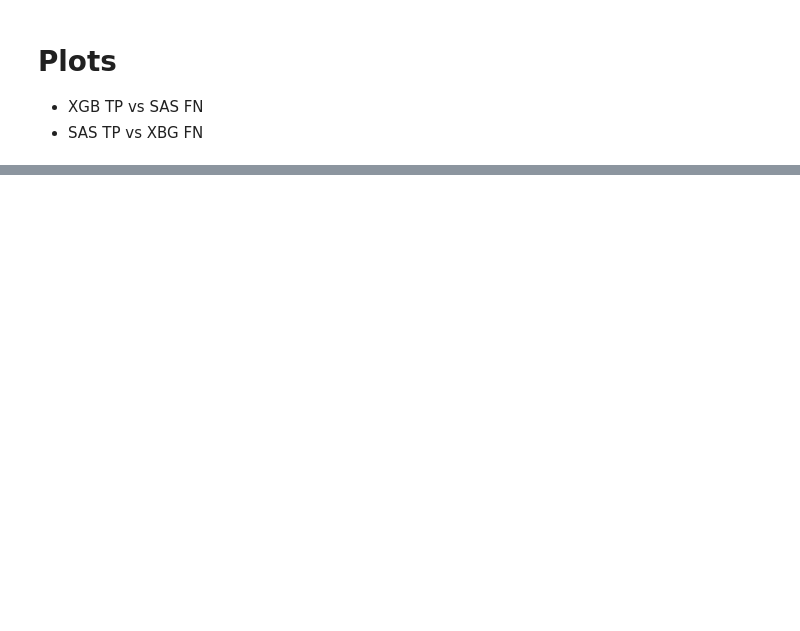
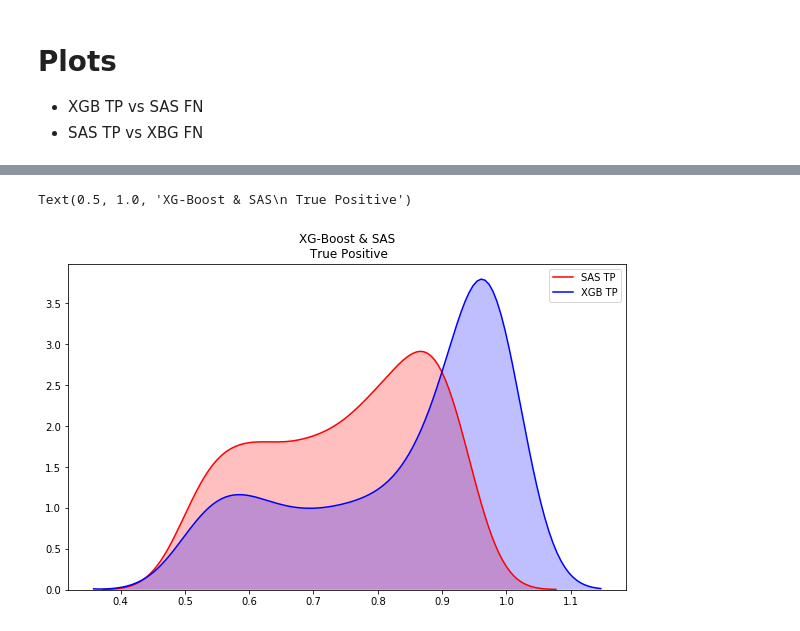
Before and after one commit to BentoBox2447/fraud-stuff, a Jupyter notebook: 01-fraud-notebook.ipynb, the cells around one changed output, grey strips where cells are left out. Drawn from its saved outputs; the diff is of its cells as text; code cells hidden in the pictures; blank space fills up the shorter version.

```diff
--- a/01-fraud-notebook.ipynb
+++ b/01-fraud-notebook.ipynb
@@ -236,6 +340,9 @@ plt.title('XG-Boost & SAS \nFalse Negatives')
 # %%
 # True Positives Comparison
-
+plt.figure(figsize = (10, 6))
 SAS_TP= sns.kdeplot(sas_true_pos['sas_pred'], shade = True, color = "r", label = 'SAS TP');
 XGB_TP= sns.kdeplot(xgb_true_pos['xgboost_pred'], shade = True, color = "b", label = 'XGB TP');
 plt.title('XG-Boost & SAS\n True Positive')
+# %% [output]
+Text(0.5, 1.0, 'XG-Boost & SAS\n True Positive')
+[figure, added]
```
Also changed, not shown: parts of 17 cells of this notebook.
